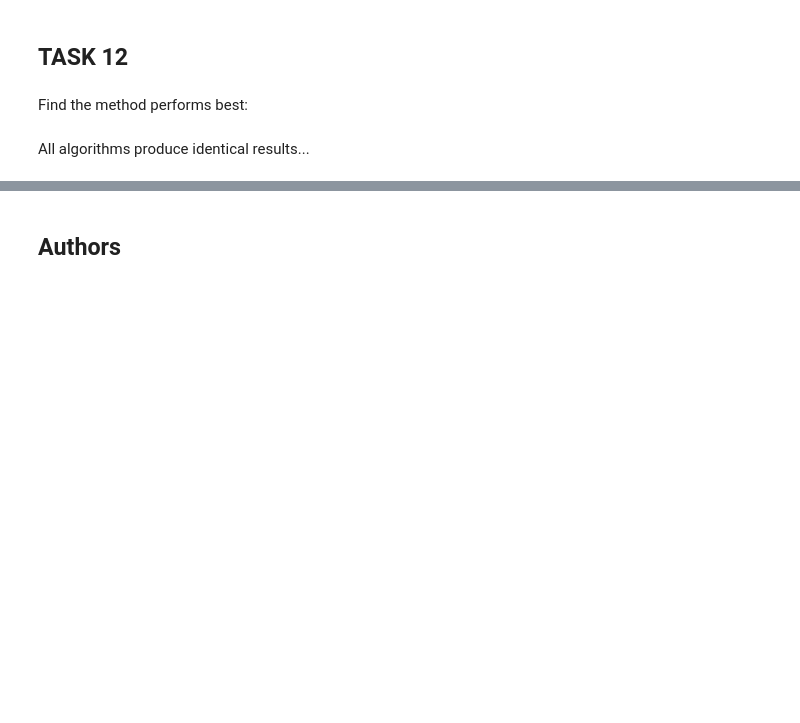
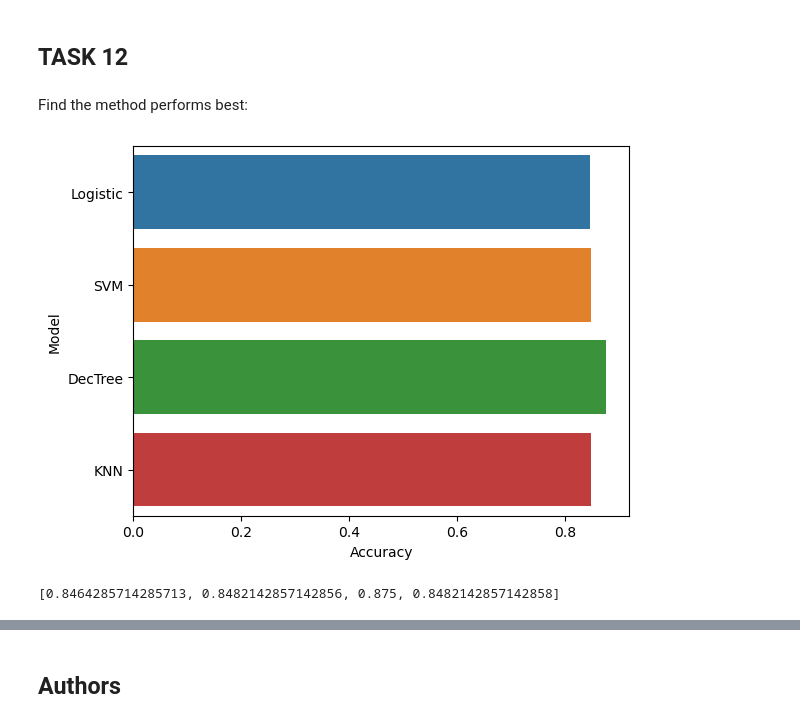
Before and after one commit to PyPrint/CapstoneCoursera, a Jupyter notebook: SpaceX_Machine Learning Prediction_Part_5.ipynb, the cells around one changed output, grey strips where cells are left out. Drawn from its saved outputs; the diff is of its cells as text; code cells hidden in the pictures; blank space fills up the shorter version.

```diff
--- a/SpaceX_Machine Learning Prediction_Part_5.ipynb
+++ b/SpaceX_Machine Learning Prediction_Part_5.ipynb
@@ -330,5 +330,15 @@ plot_confusion_matrix(Y_test,yhat)
 ## TASK  12
 # %% [markdown]
 Find the method performs best:
-# %% [markdown]
-All algorithms produce identical results...
+# %%
+Accuracies = [logreg_cv.best_score_, svm_cv.best_score_, tree_cv.best_score_, knn_cv.best_score_]
+Model = ['Logistic', 'SVM', 'DecTree', 'KNN']
+ax = sns.barplot(x = Accuracies, y = Model)
+ax.set(xlabel='Accuracy', ylabel='Model')
+plt.show()
+# %% [output]
+[figure, added]
+# %%
+Accuracies
+# %% [output]
+[0.8464285714285713, 0.8482142857142856, 0.875, 0.8482142857142858]
```
Also changed, not shown: parts of 4 cells of this notebook, 6 other files.
